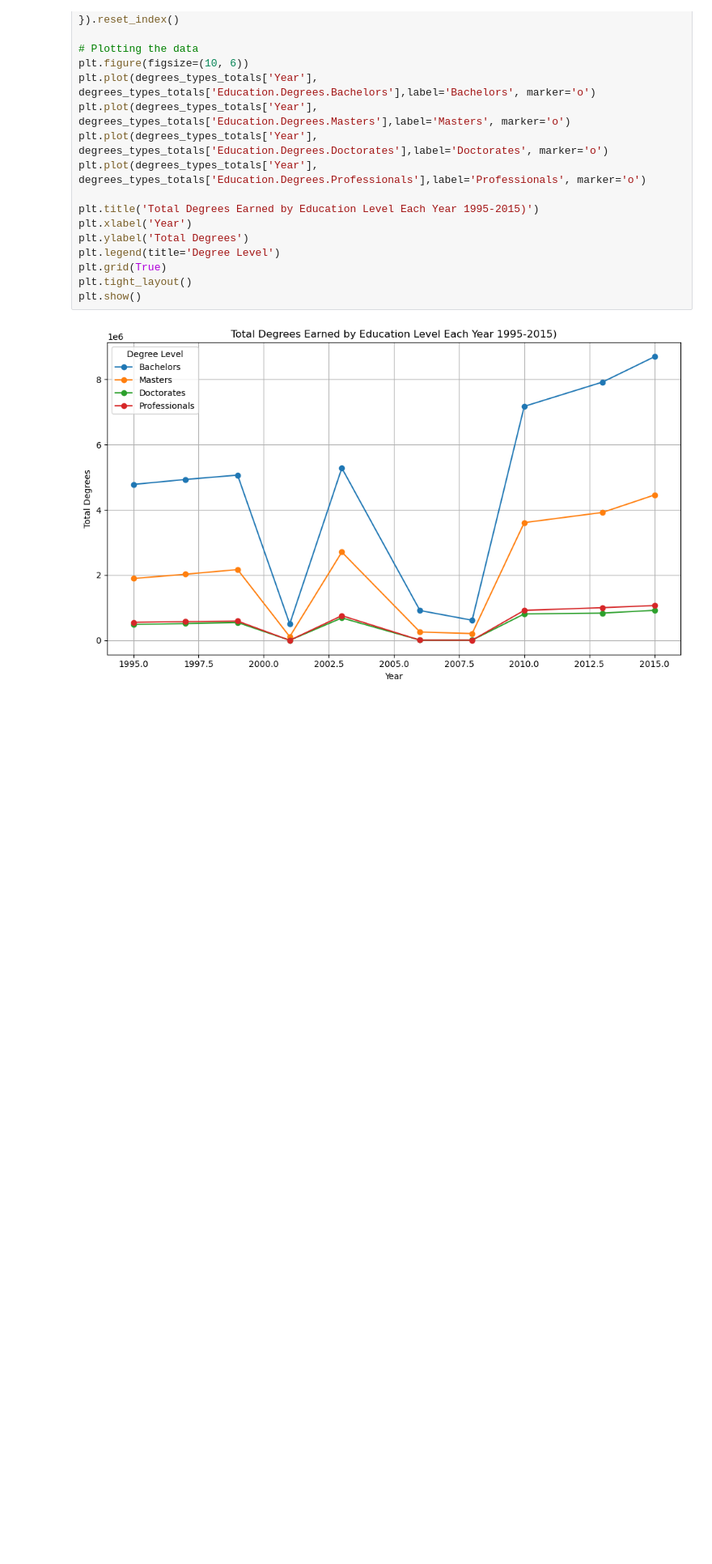
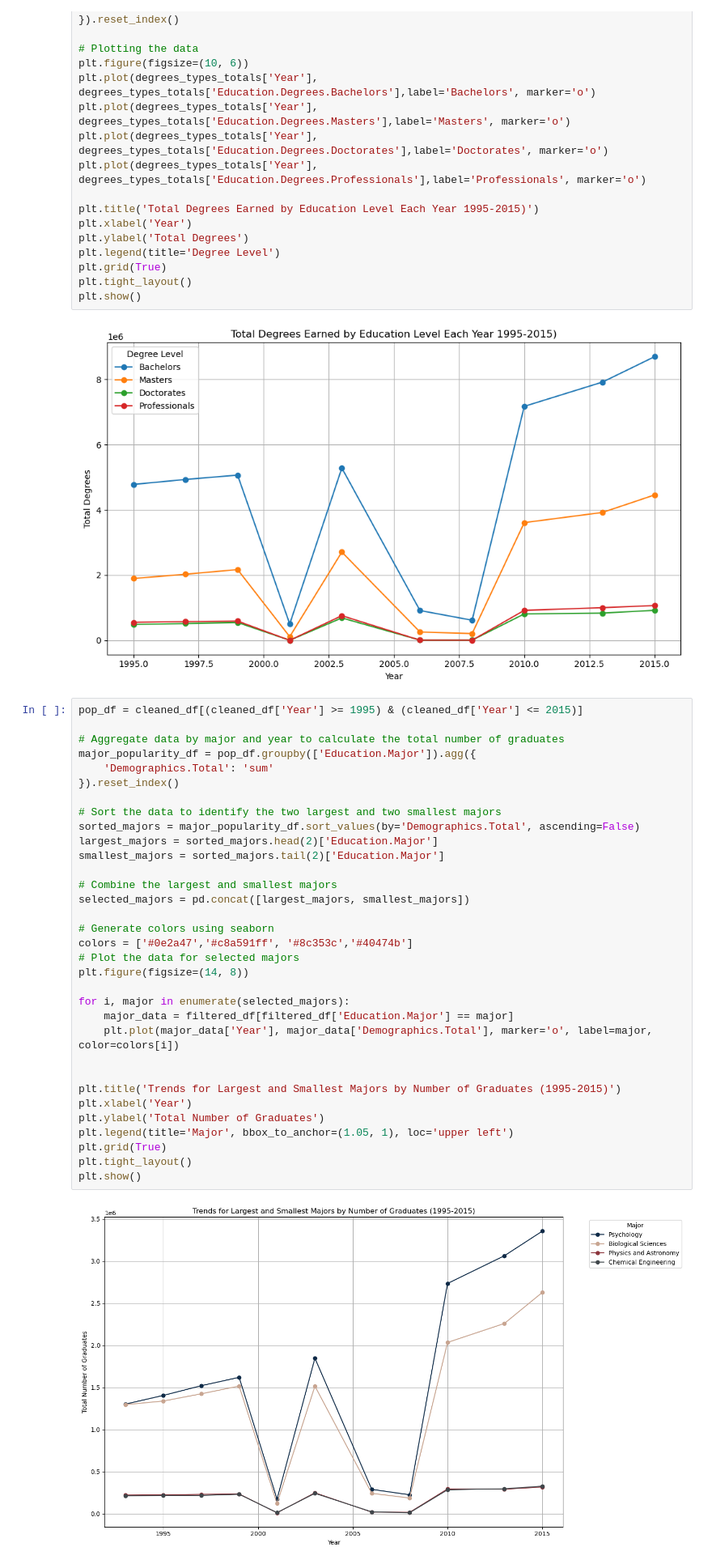
Before and after one commit to craha001/Project-1---Group-1, a Jupyter notebook: Project 1.ipynb, the cells around one changed output. Shown at 81% size. Saved outputs shown, nothing was run; the diff lists cells and outputs as text; blank space fills up the shorter version.

```diff
--- a/Project 1.ipynb
+++ b/Project 1.ipynb
@@ -301,3 +316,38 @@ plt.tight_layout()
 plt.show()
 # %% [output]
 [figure]
+# %%
+pop_df = cleaned_df[(cleaned_df['Year'] >= 1995) & (cleaned_df['Year'] <= 2015)]
+
+# Aggregate data by major and year to calculate the total number of graduates
+major_popularity_df = pop_df.groupby(['Education.Major']).agg({
+    'Demographics.Total': 'sum'
+}).reset_index()
+
+# Sort the data to identify the two largest and two smallest majors
+sorted_majors = major_popularity_df.sort_values(by='Demographics.Total', ascending=False)
+largest_majors = sorted_majors.head(2)['Education.Major']
+smallest_majors = sorted_majors.tail(2)['Education.Major']
+
+# Combine the largest and smallest majors
+selected_majors = pd.concat([largest_majors, smallest_majors])
+
+# Generate colors using seaborn
+colors = ['#0e2a47','#c8a591ff', '#8c353c','#40474b']
+# Plot the data for selected majors
+plt.figure(figsize=(14, 8))
+
+for i, major in enumerate(selected_majors):
+    major_data = filtered_df[filtered_df['Education.Major'] == major]
+    plt.plot(major_data['Year'], major_data['Demographics.Total'], marker='o', label=major, color=colors[i])
+
+
+plt.title('Trends for Largest and Smallest Majors by Number of Graduates (1995-2015)')
+plt.xlabel('Year')
+plt.ylabel('Total Number of Graduates')
+plt.legend(title='Major', bbox_to_anchor=(1.05, 1), loc='upper left')
+plt.grid(True)
+plt.tight_layout()
+plt.show()
+# %% [output]
+[figure, added]
```
Also changed, not shown: parts of 11 cells of this notebook.
